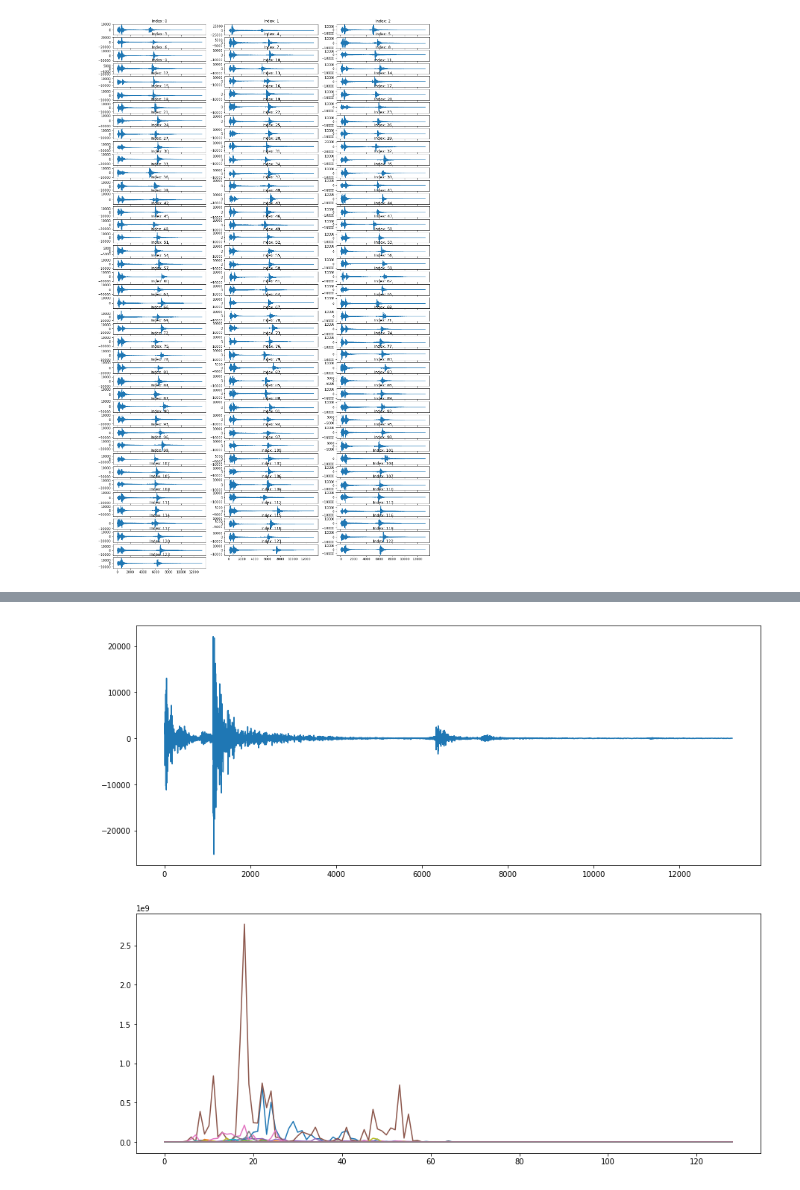
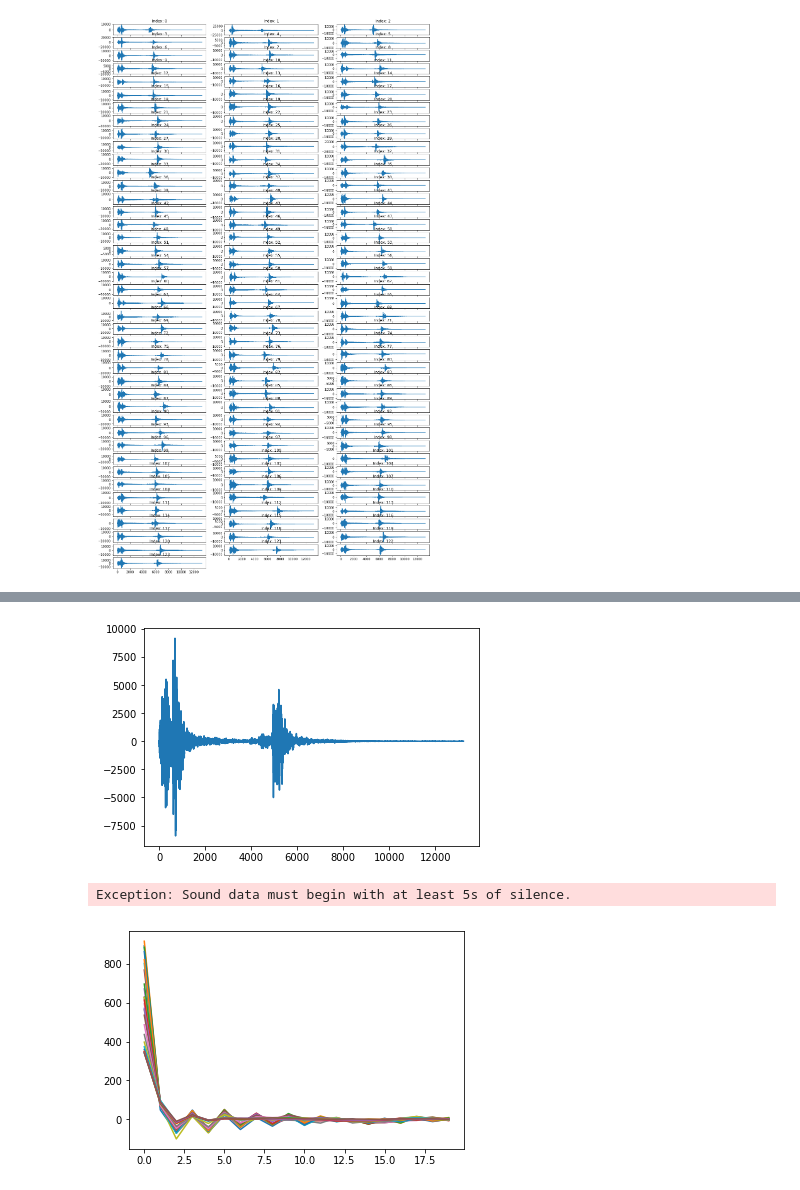
Before and after one commit to shoyo/acoustic-keylogger, a Jupyter notebook: src/keystroke_feature_extraction.ipynb, the cells around one changed output, grey strips where cells are left out. Drawn from its saved outputs; the diff is of its cells as text; code cells hidden in the pictures.

```diff
--- a/src/keystroke_extraction.ipynb
+++ b/src/keystroke_feature_extraction.ipynb
@@ -24,9 +17,22 @@ TypeError: unsupported operand type(s) for /: 'int' and 'NoneType'
-# %%
-plt.figure(figsize=(15, 13))
-plt.subplot(2, 1, 1)
-plt.plot(keystrokes[0])
-plt.subplot(2, 1, 2)
-plt.plot(ret[0])
-plt.show()
-# %% [output]
-[figure, removed]
+# %%
+data, labels_int, labels_str = load_keystroke_data()
+# %%
+spacebars = data[labels_str == 'space']
+sample = spacebars[0]
+# %%
+plt.plot(sample)
+plt.show()
+# %% [output]
+[figure, added]
+# %%
+sample_nonoise = remove_random_noise(sample, )
+plt.plot(sample_nonoise)
+plt.show()
+# %% [output]
+Exception: Sound data must begin with at least 5s of silence.
+# %%
+sample_mfcc = mfcc(sample.astype(float))
+plt.plot(sample_mfcc)
+plt.show()
+# %% [output]
+[figure, added]
```
Also changed, not shown: parts of 14 cells of this notebook, 1 other file.
